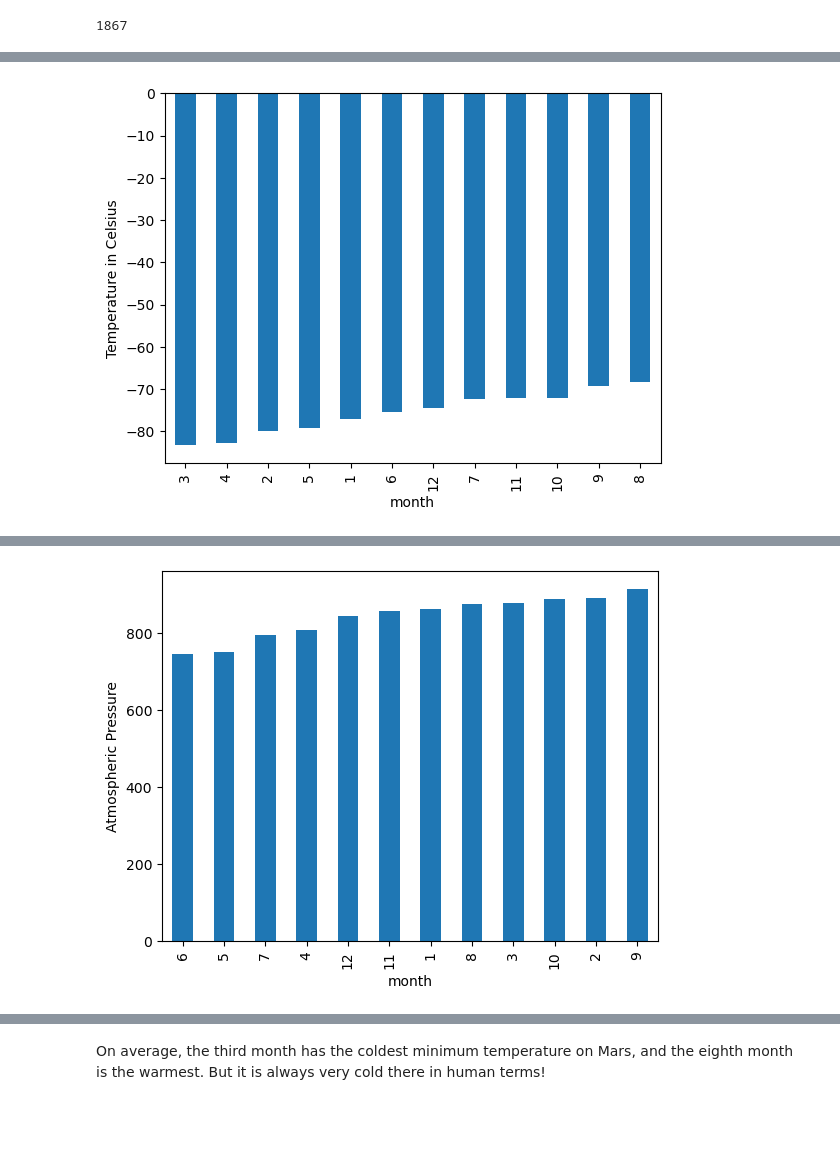
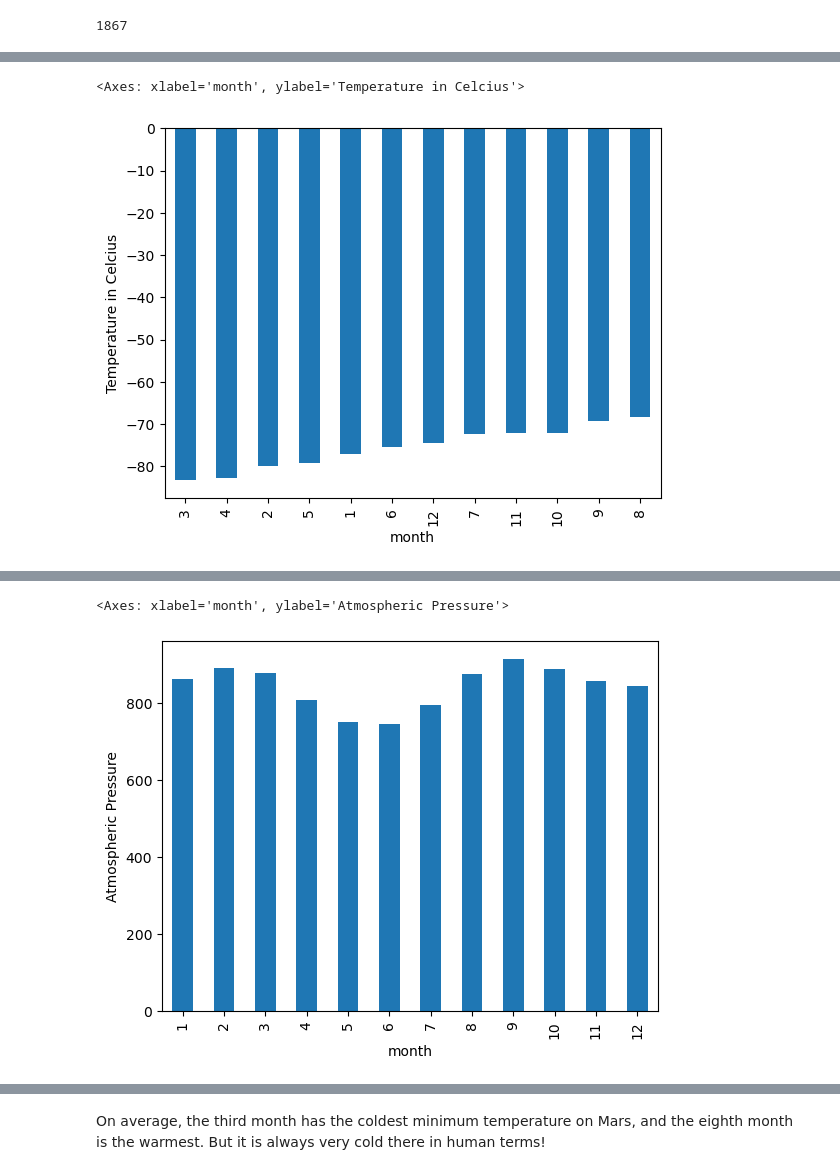
Before and after one commit to rainaeverson/data-collection-challenge, a Jupyter notebook: part_2_mars_weather.ipynb, the cells around one changed output, grey strips where cells are left out. Cells and saved outputs as stored; diff of their text form; code cells hidden in the pictures; blank space fills up the shorter version.

```diff
--- a/part_2_mars_weather.ipynb
+++ b/part_2_mars_weather.ipynb
@@ -205,10 +207,15 @@ Name: min_temp, dtype: float64
 [figure]
 # %%
 # Identify the coldest and hottest months in Curiosity's location
+x = mars_temp.sort_values(ascending=True)
+x.plot(kind="bar", ylabel="Temperature in Celcius")
 # %% [output]
+<Axes: xlabel='month', ylabel='Temperature in Celcius'>
 [figure]
 # %%
 # 4. Average pressure by Martian month
+mars_pressure = data_df.groupby("month")["pressure"].mean()
+mars_pressure
 # %% [output]
 month
 1     862.488506
@@ -226,5 +233,7 @@ month
 Name: pressure, dtype: float64
 # %%
 # Plot the average pressure by month
+mars_pressure.plot(kind="bar", ylabel="Atmospheric Pressure")
 # %% [output]
+<Axes: xlabel='month', ylabel='Atmospheric Pressure'>
-[figure, old version]
+[figure, new version]
```
Also changed, not shown: parts of 8 cells of this notebook, 1 other file.
